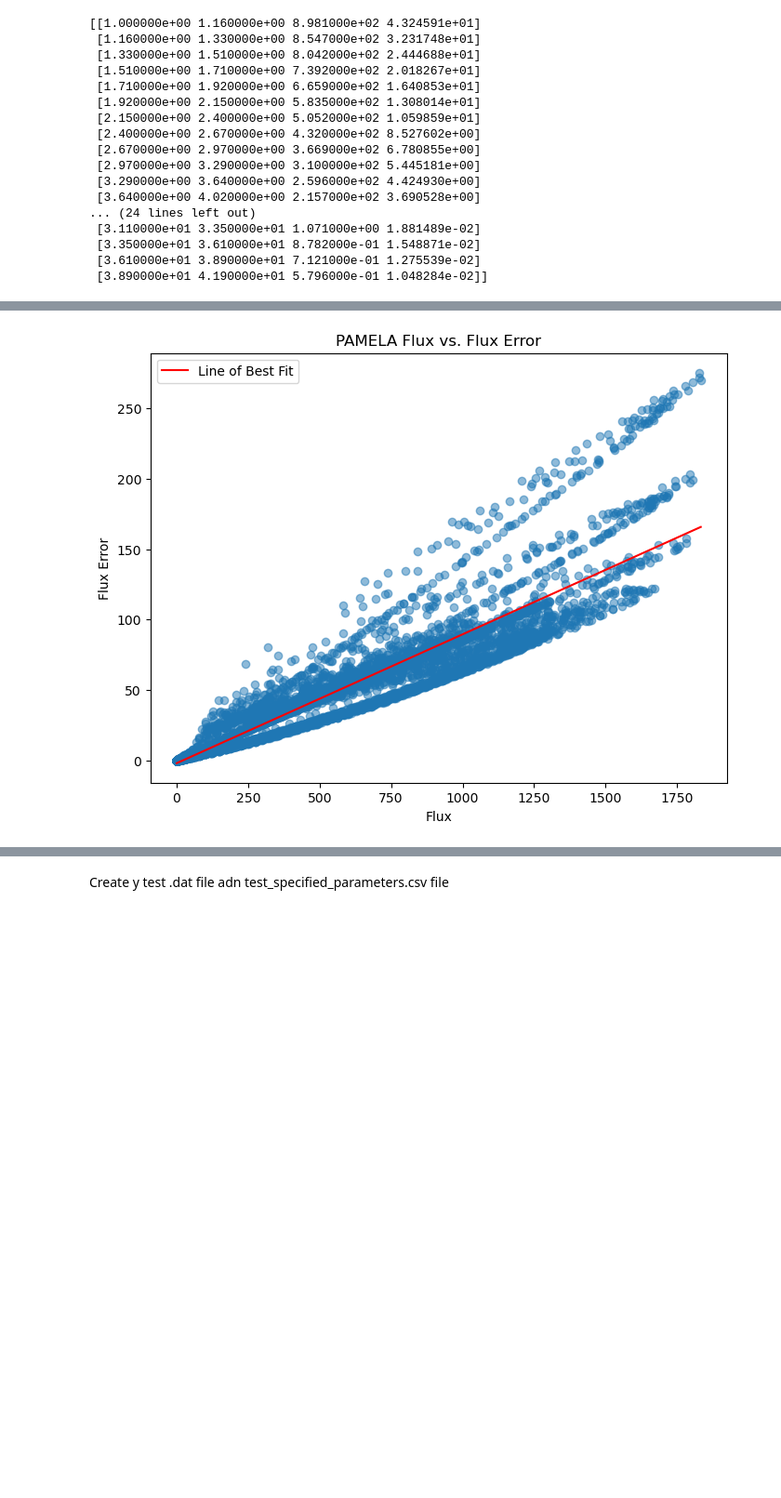
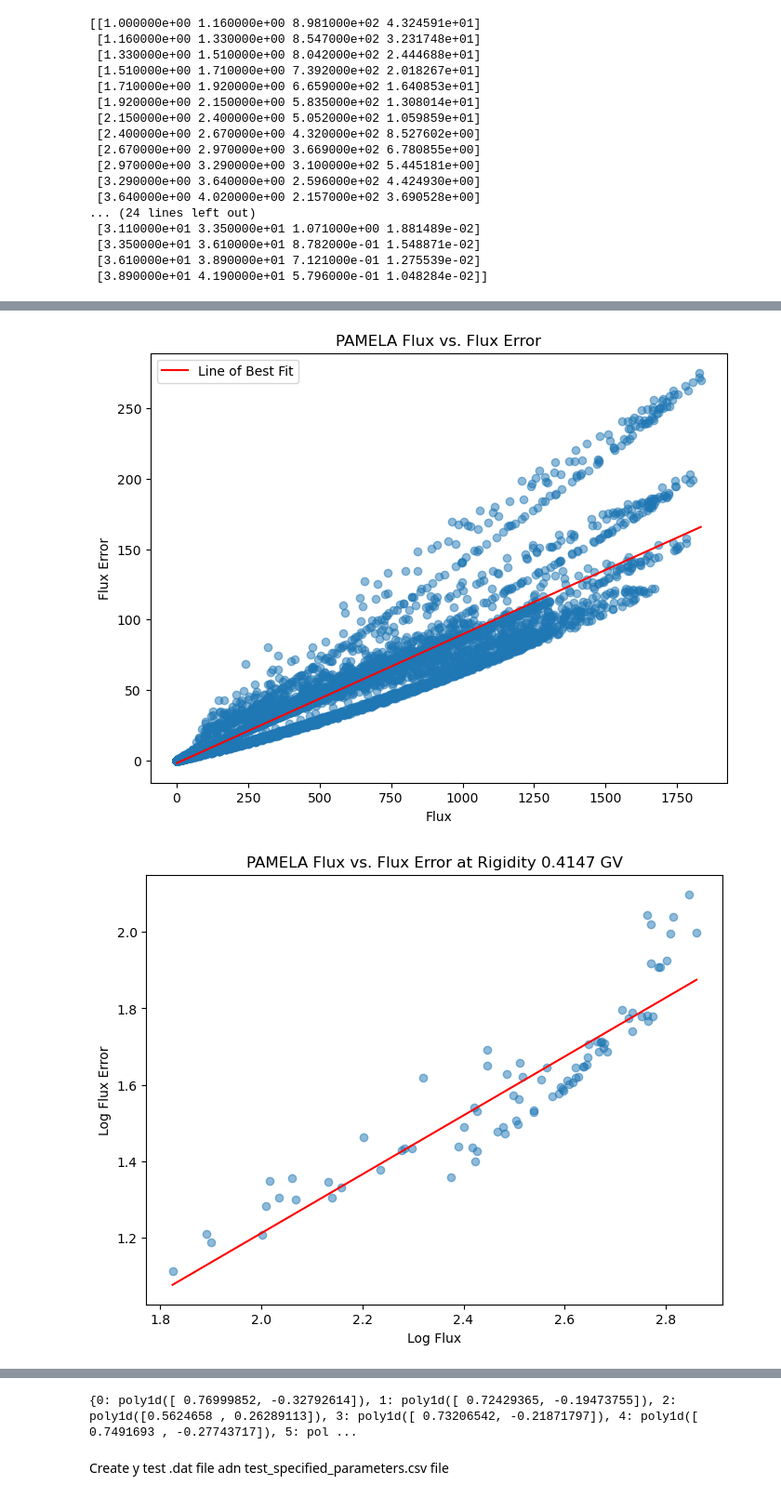
Before and after one commit to hawaii-ai/GalacticCosmicRays, a Jupyter notebook: notebooks/test_as_dat.ipynb, the cells around one changed output, grey strips where cells are left out. Shown at 93% size. Cells and saved outputs as stored; diff of their text form; code cells hidden in the pictures; blank space fills up the shorter version.

```diff
--- a/notebooks/test_as_dat.ipynb
+++ b/notebooks/test_as_dat.ipynb
@@ -344,30 +361,58 @@ coeffs = np.polyfit(pamela_fluxes.flatten(), pamela_errors.flatten(), deg=1)
 poly_pamela = np.poly1d(coeffs)
 x_vals = np.linspace(np.min(pamela_fluxes), np.max(pamela_fluxes), 32)
 y_vals = poly_pamela(x_vals)
 plt.plot(x_vals, y_vals, color='red', label='Line of Best Fit')
 
 plt.xlabel('Flux')
 plt.ylabel('Flux Error')
 plt.title('PAMELA Flux vs. Flux Error')
 plt.legend()
 plt.show()
+
+# For each rigidity value, plot flux vs. error for all intervals at that rigidity
+pamela_rigidity_poly1d = {}
+for rig_idx in range(len(pamela_rigidity_vals)):
+    # Remove inidices where flux and error are 0
+    log_pamela_fluxes = np.log10(pamela_fluxes[:,rig_idx][pamela_fluxes[:,rig_idx] > 0])
+    log_pamela_errors = np.log10(pamela_errors[:,rig_idx][pamela_errors[:,rig_idx] > 0])
+
+    # Line of best fit
+    coeffs = np.polyfit(log_pamela_fluxes, log_pamela_errors, deg=1)
+    poly_pamela = np.poly1d(coeffs)
+    pamela_rigidity_poly1d[rig_idx] = poly_pamela
+
+    if rig_idx % 8 == 0:
+        x_vals = np.linspace(np.min(log_pamela_fluxes), np.max(log_pamela_fluxes), 32)
+        y_vals = poly_pamela(x_vals)
+
+        plt.figure(figsize=(8,6))
+        plt.scatter(log_pamela_fluxes, log_pamela_errors, alpha=0.5)
+        plt.xlabel('Log Flux')
+        plt.ylabel('Log Flux Error')
+        plt.title(f'PAMELA Flux vs. Flux Error at Rigidity {pamela_rigidity_vals[rig_idx]:.4f} GV')
+        plt.plot(x_vals, y_vals, color='red', label='Line of Best Fit')
+        plt.show()
+        plt.close()
+
+print(pamela_rigidity_poly1d)
 # %% [output]
 ---
 PAMELA Mean and Std Dev of Flux Errors over all Intervals:
 Rigidity: 0.4147 GV, Mean Error: 4.479121e+01, Std Error: 2.347838e+01
 Rigidity: 0.4447 GV, Mean Error: 5.054721e+01, Std Error: 2.558942e+01
 Rigidity: 0.4650 GV, Mean Error: 5.797366e+01, Std Error: 2.725209e+01
 Rigidity: 0.4799 GV, Mean Error: 5.738425e+01, Std Error: 3.156812e+01
 Rigidity: 0.4999 GV, Mean Error: 5.980590e+01, Std Error: 3.236475e+01
 Rigidity: 0.5296 GV, Mean Error: 6.282839e+01, Std Error: 3.496509e+01
 Rigidity: 0.5599 GV, Mean Error: 7.075073e+01, Std Error: 3.687140e+01
 Rigidity: 0.5799 GV, Mean Error: 7.372689e+01, Std Error: 3.743913e+01
 Rigidity: 0.6097 GV, Mean Error: 7.454204e+01, Std Error: 4.016703e+01
 Rigidity: 0.6448 GV, Mean Error: 7.909227e+01, Std Error: 4.248430e+01
 ... (64 lines left out)
 Rigidity: 35.9870 GV, Mean Error: 6.973787e-02, Std Error: 2.661797e-02
 Rigidity: 39.4580 GV, Mean Error: 5.516529e-02, Std Error: 2.126514e-02
 Rigidity: 43.2643 GV, Mean Error: 4.292824e-02, Std Error: 1.638250e-02
 Rigidity: 47.4347 GV, Mean Error: 3.287114e-02, Std Error: 1.328689e-02
 [figure]
 [figure]
+[figure, added]
@@ -374,3 +428,4 @@ Rigidity: 47.4347 GV, Mean Error: 3.287114e-02, Std Error: 1.328689e-02
+{0: poly1d([ 0.76999852, -0.32792614]), 1: poly1d([ 0.72429365, -0.19473755]), 2: poly1d([0.5624658 , 0.26289113]), 3: poly1d([ 0.73206542, -0.21871797]), 4: poly1d([ 0.7491693 , -0.27743717]), 5: pol ...
 # %% [markdown]
 Create y test .dat file adn test_specified_parameters.csv file
 # %%
```
Also changed, not shown: parts of 5 cells of this notebook, 4 other files.
